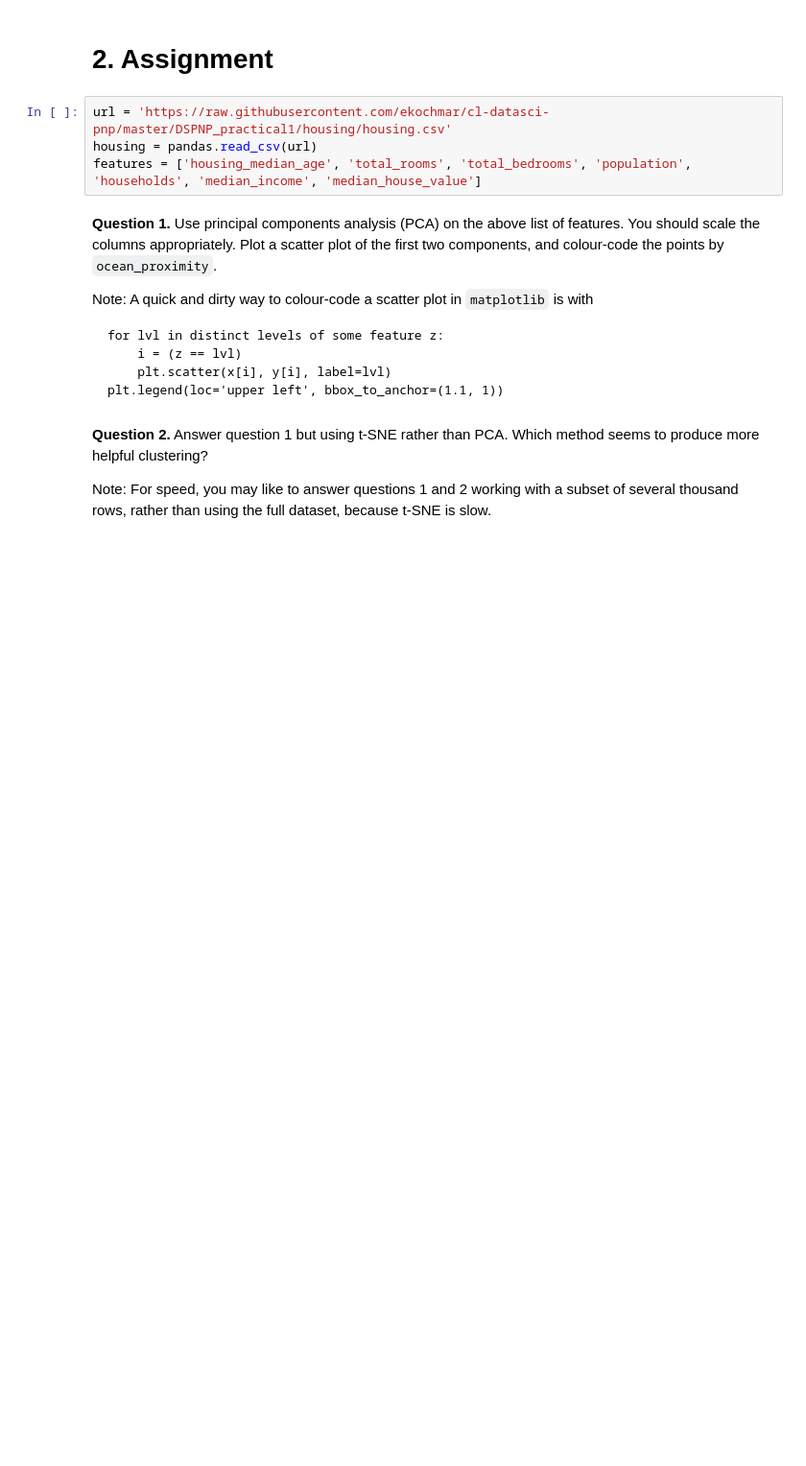
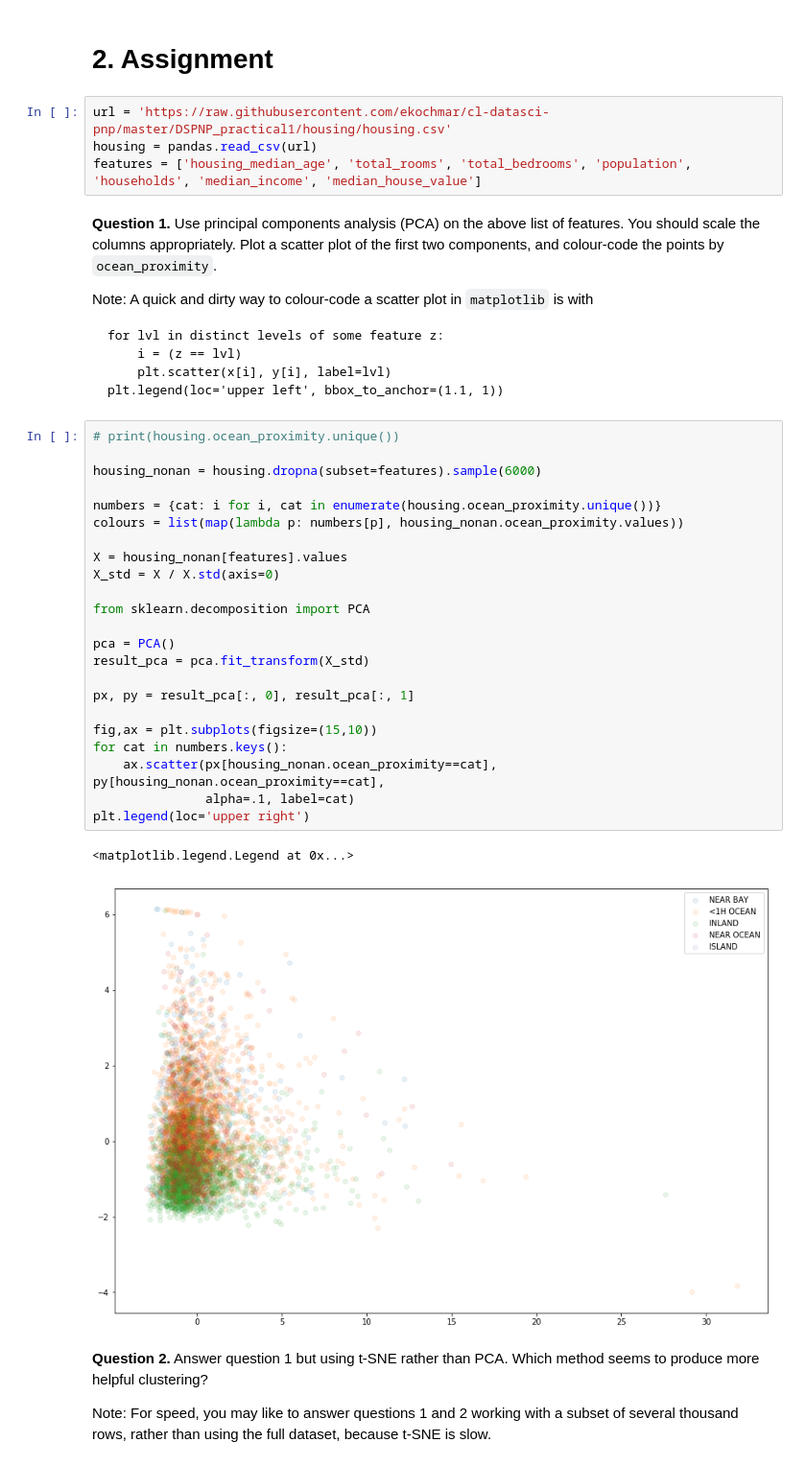
Before and after one commit to dks28/cl-datasci-pnp, a Jupyter notebook: DSPNP_practical4/practical.ipynb, the cells around one changed output. Shown at 96% size. Cells and saved outputs as stored; diff of their text form; blank space fills up the shorter version.

````diff
--- a/DSPNP_practical4/practical.ipynb
+++ b/DSPNP_practical4/practical.ipynb
@@ -237,6 +268,32 @@ for lvl in distinct levels of some feature z:
     plt.scatter(x[i], y[i], label=lvl)
 plt.legend(loc='upper left', bbox_to_anchor=(1.1, 1))
 ```
+# %%
+# print(housing.ocean_proximity.unique())
+
+housing_nonan = housing.dropna(subset=features).sample(6000)
+
+numbers = {cat: i for i, cat in enumerate(housing.ocean_proximity.unique())}
+colours = list(map(lambda p: numbers[p], housing_nonan.ocean_proximity.values))
+
+X = housing_nonan[features].values
+X_std = X / X.std(axis=0)
+
+from sklearn.decomposition import PCA
+
+pca = PCA()
+result_pca = pca.fit_transform(X_std)
+
+px, py = result_pca[:, 0], result_pca[:, 1]
+
+fig,ax = plt.subplots(figsize=(15,10))
+for cat in numbers.keys():
+    ax.scatter(px[housing_nonan.ocean_proximity==cat], py[housing_nonan.ocean_proximity==cat],
+               alpha=.1, label=cat)
+plt.legend(loc='upper right')
+# %% [output]
+<matplotlib.legend.Legend at 0x...>
+[figure, added]
 # %% [markdown]
 **Question 2.** Answer question 1 but using t-SNE rather than PCA. Which method seems to produce more helpful clustering?
 
````
Also changed, not shown: parts of 15 cells of this notebook.
